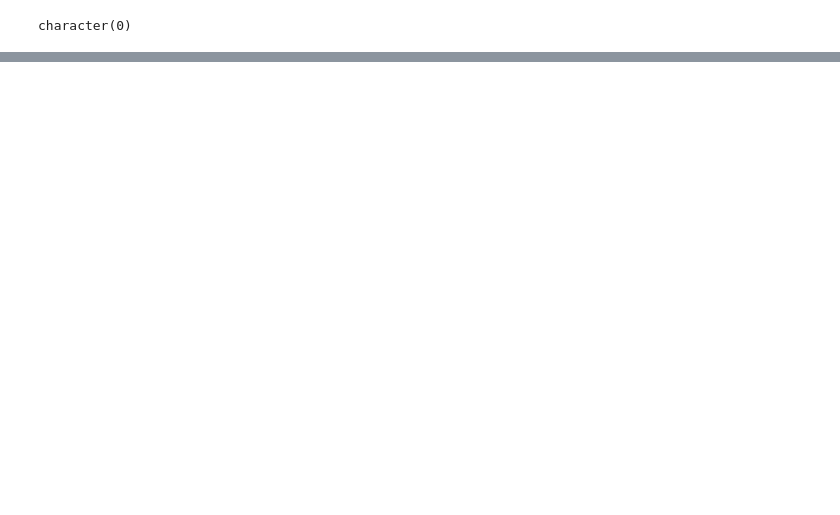
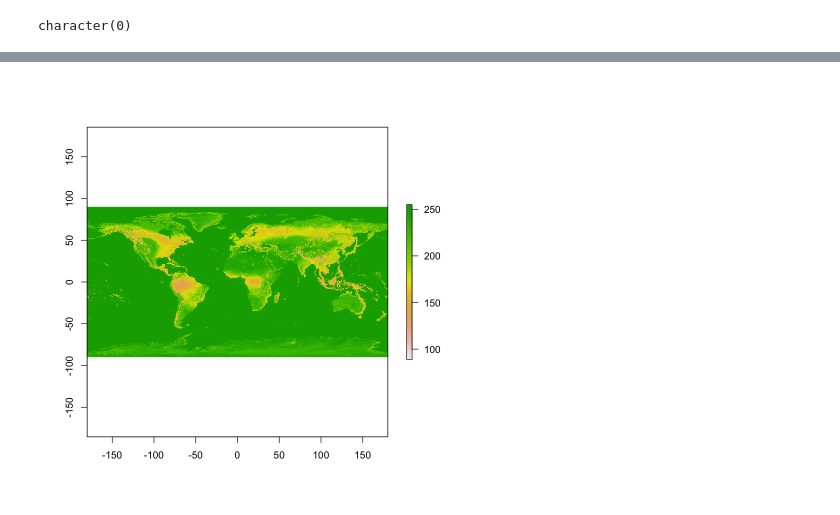
Before and after one commit to ocean-tracking-network/remora, a Jupyter notebook: remora_notebook.ipynb, the cells around one changed output, grey strips where cells are left out. Saved outputs shown, nothing was run; the diff lists cells and outputs as text; code cells hidden in the pictures; blank space fills up the shorter version.

```diff
--- a/remora_notebook.ipynb
+++ b/remora_notebook.ipynb
@@ -72,0 +81,6 @@ otn_files <- list(det = "/Users/bruce/Downloads/cobcrp-all-years-matched-detecti
+# %%
+world_raster <- raster::raster("./testDataOTN/NE2_50M_SR.tif")
+# %%
+plot(world_raster)
+# %% [output]
+[figure, added]
```
Also changed, not shown: parts of 12 cells of this notebook, 1 other file.
